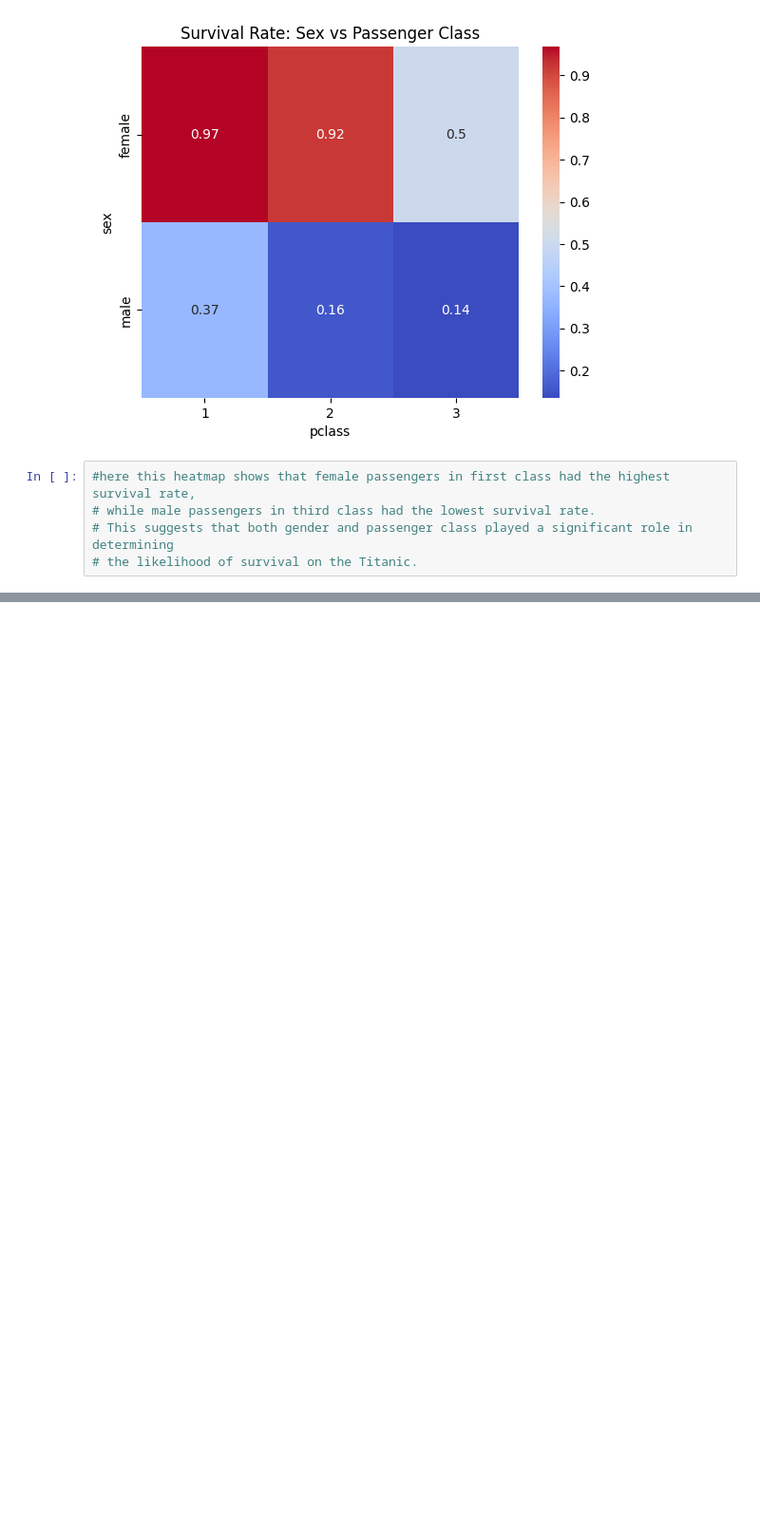
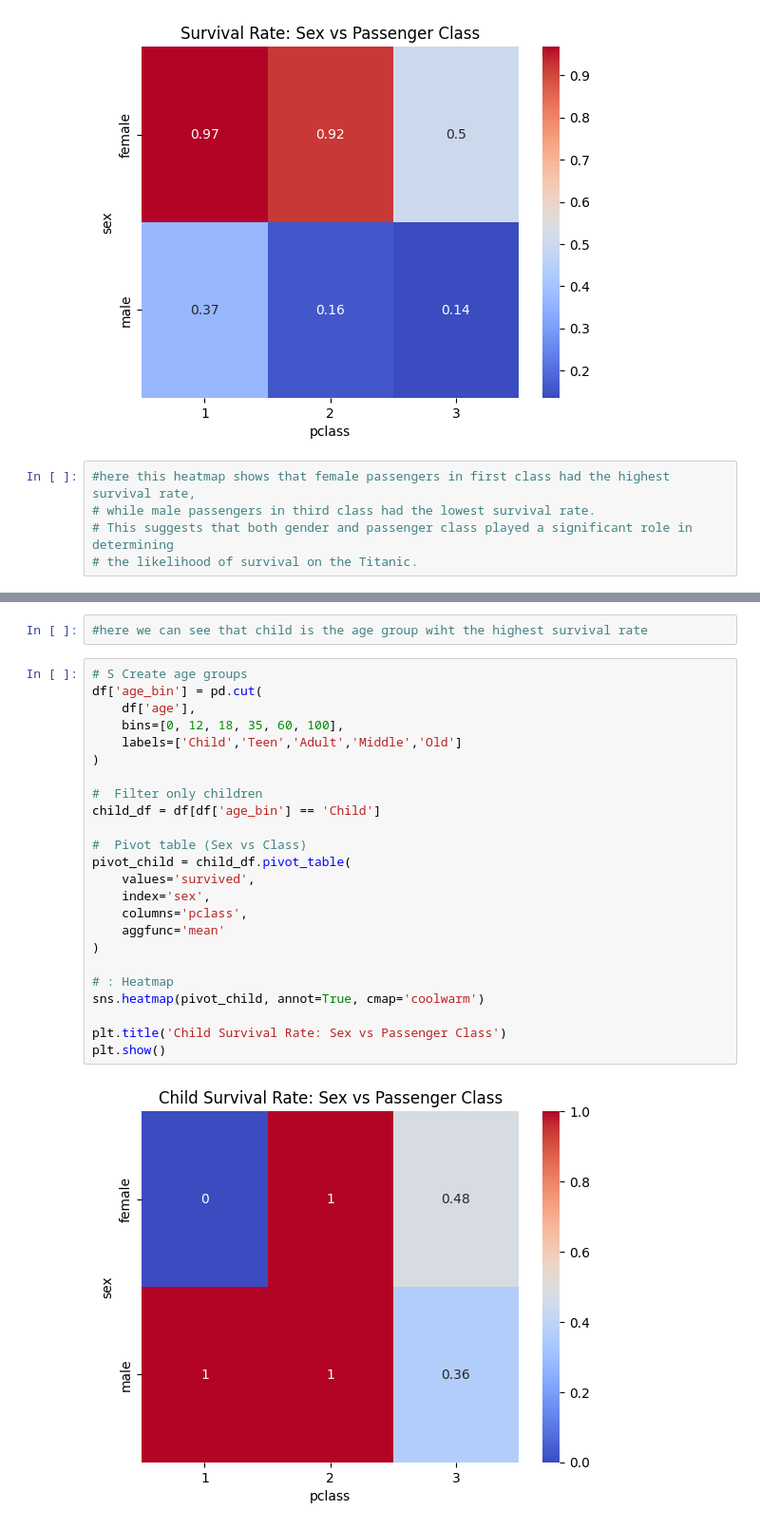
Before and after one commit to keshak-Ctrl/titanic-dataset-analysis, a Jupyter notebook: advance_visualization.ipynb, the cells around one changed output, grey strips where cells are left out. Shown at 95% size. Drawn from its saved outputs; the diff is of its cells as text; blank space fills up the shorter version.

```diff
--- a/advance_visualization.ipynb
+++ b/advance_visualization.ipynb
@@ -54,0 +64,28 @@ plt.show()
+# %%
+#here we can see that child is the age group wiht the highest survival rate
+# %%
+# S Create age groups
+df['age_bin'] = pd.cut(
+    df['age'],
+    bins=[0, 12, 18, 35, 60, 100],
+    labels=['Child','Teen','Adult','Middle','Old']
+)
+
+#  Filter only children
+child_df = df[df['age_bin'] == 'Child']
+
+#  Pivot table (Sex vs Class)
+pivot_child = child_df.pivot_table(
+    values='survived',
+    index='sex',
+    columns='pclass',
+    aggfunc='mean'
+)
+
+# : Heatmap
+sns.heatmap(pivot_child, annot=True, cmap='coolwarm')
+
+plt.title('Child Survival Rate: Sex vs Passenger Class')
+plt.show()
+# %% [output]
+[figure, added]
```
Also changed, not shown: parts of 2 cells of this notebook.
